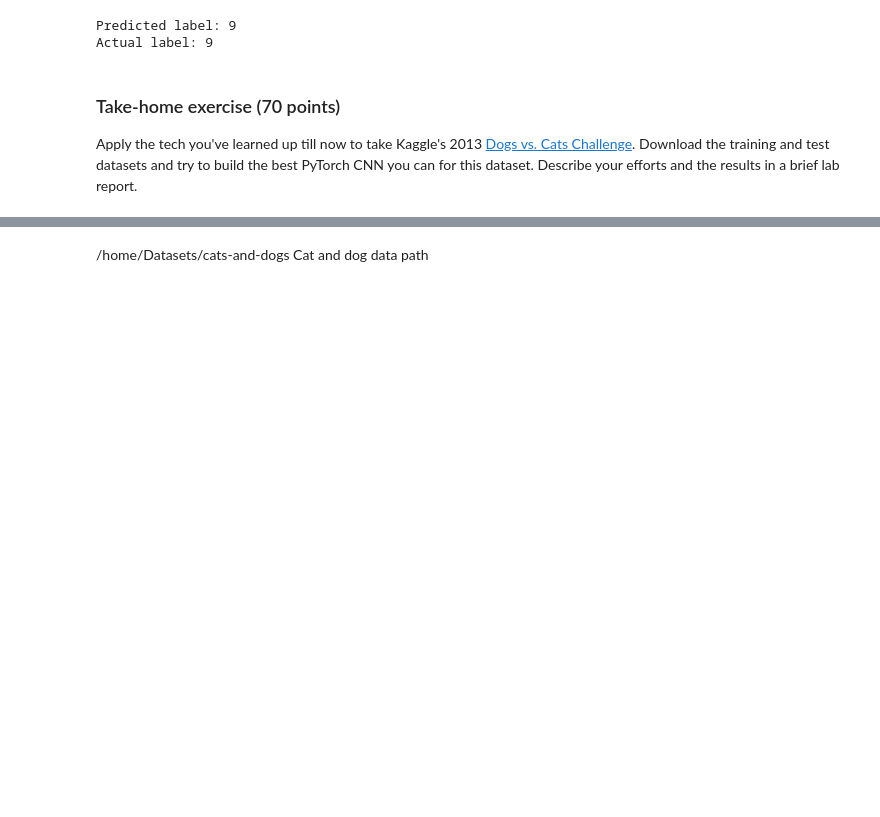
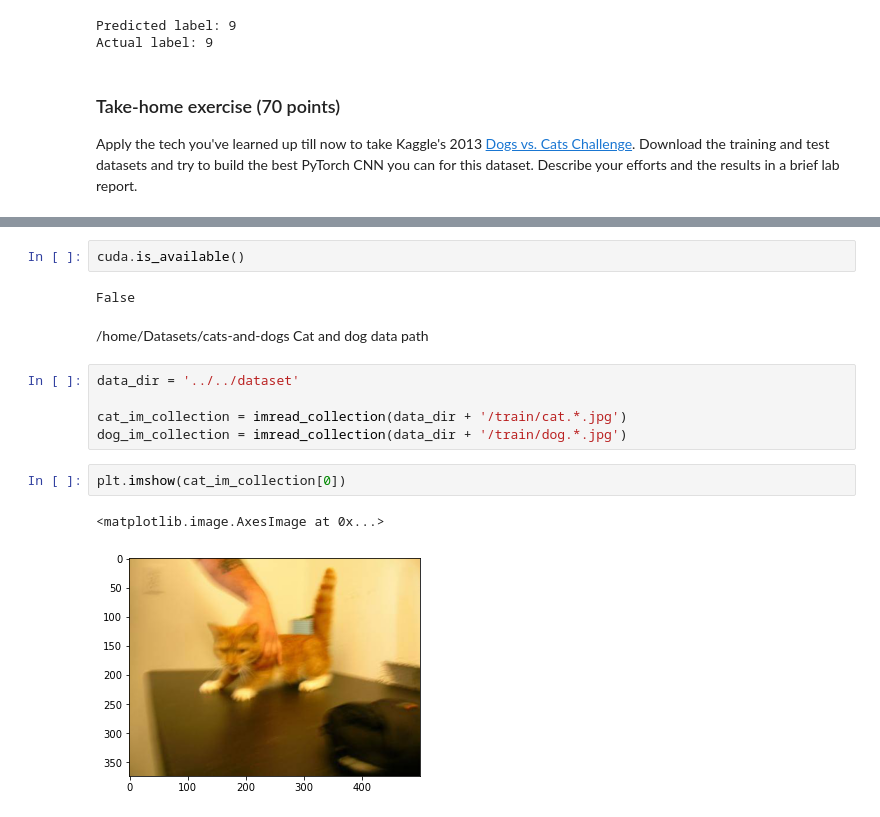
Before and after one commit to zMaxKunGz/ML-Ait-Lab, a Jupyter notebook: Lab9/09-DeepLearning-II.ipynb, the cells around one changed output, grey strips where cells are left out. Saved outputs shown, nothing was run; the diff lists cells and outputs as text; blank space fills up the shorter version.

```diff
--- a/Lab9/09-DeepLearning-II.ipynb
+++ b/Lab9/09-DeepLearning-II.ipynb
@@ -855,2 +885,16 @@ Apply the tech you've learned up till now to take Kaggle's 2013 [Dogs vs. Cats C
+# %%
+cuda.is_available()
+# %% [output]
+False
 # %% [markdown]
 /home/Datasets/cats-and-dogs Cat and dog data path
+# %%
+data_dir = '../../dataset'
+
+cat_im_collection = imread_collection(data_dir + '/train/cat.*.jpg')
+dog_im_collection = imread_collection(data_dir + '/train/dog.*.jpg')
+# %%
+plt.imshow(cat_im_collection[0])
+# %% [output]
+<matplotlib.image.AxesImage at 0x...>
+[figure, added]
```
Also changed, not shown: parts of 21 cells of this notebook, 1 other file.
